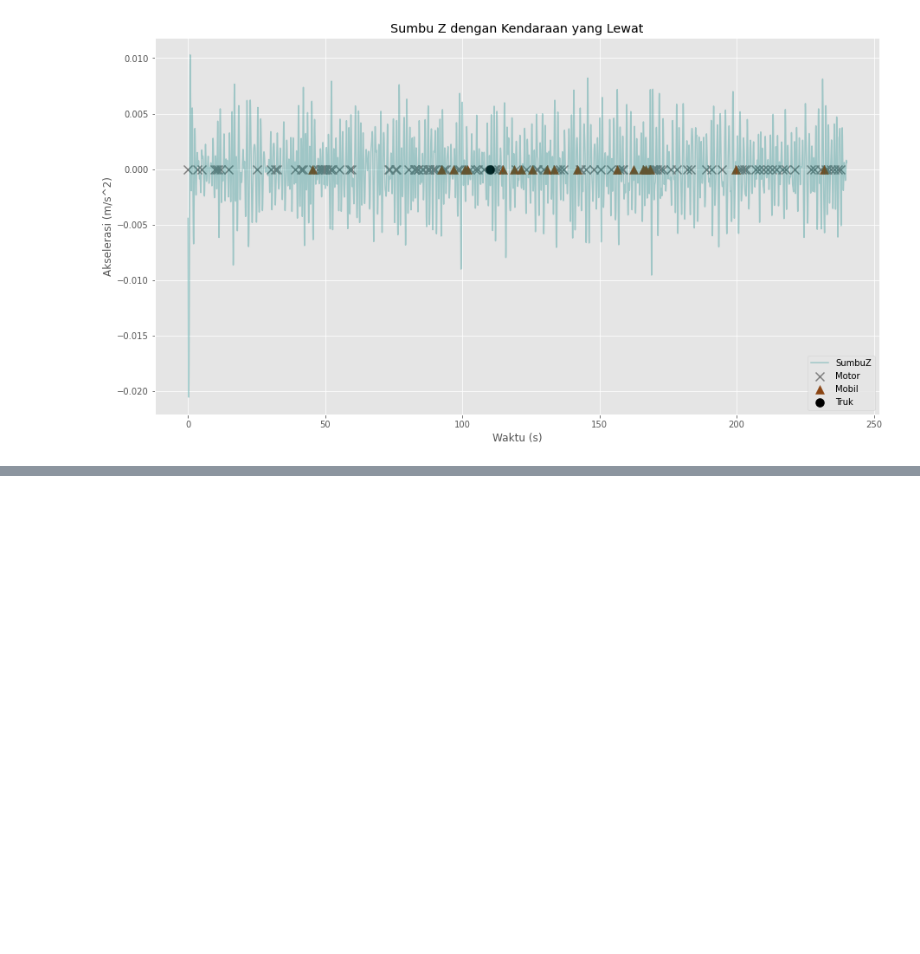
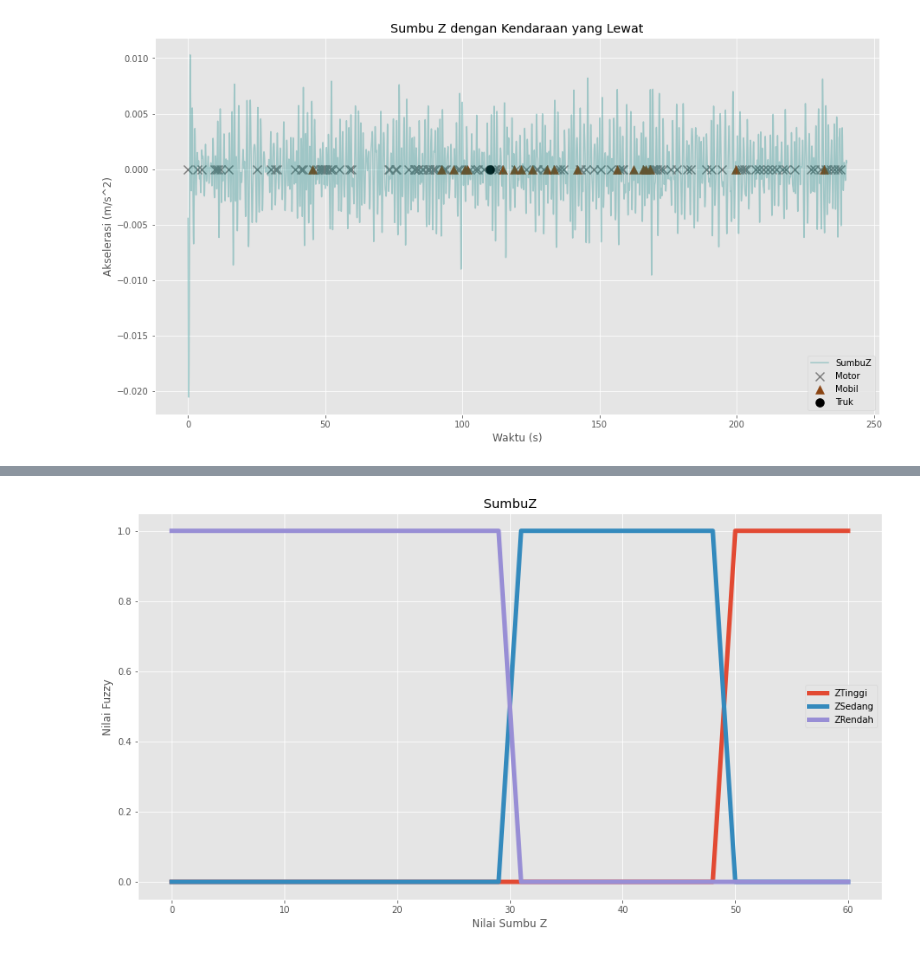
Before and after one commit to Otniel113/IoT_Jalan, a Jupyter notebook: IoT_Jalan.ipynb, the cells around one changed output, grey strips where cells are left out. Cells and saved outputs as stored; diff of their text form; code cells hidden in the pictures; blank space fills up the shorter version.

```diff
--- a/IoT_Jalan.ipynb
+++ b/IoT_Jalan.ipynb
@@ -360,0 +426,17 @@ plt.show()
+# %%
+nilai_fuzzy_z1 = [0, 0, 1, 1]
+nilai_fuzzy_z2 = [0, 0, 1, 1, 0, 0]
+nilai_fuzzy_z3 = [1, 1, 0, 0]
+besar_sumbu_z1 = [0, 48, 50, 60]
+besar_sumbu_z2 = [0, 29, 31, 48, 50, 60]
+besar_sumbu_z3 = [0, 29, 31, 60]
+plt.plot(besar_sumbu_z1, nilai_fuzzy_z1, linewidth=5, label='ZTinggi')
+plt.plot(besar_sumbu_z2, nilai_fuzzy_z2, linewidth=5, label='ZSedang')
+plt.plot(besar_sumbu_z3, nilai_fuzzy_z3, linewidth=5, label='ZRendah')
+plt.title('SumbuZ')
+plt.xlabel('Nilai Sumbu Z')
+plt.ylabel('Nilai Fuzzy')
+plt.legend()
+plt.show()
+# %% [output]
+[figure, added]
```
Also changed, not shown: parts of 15 cells of this notebook.
